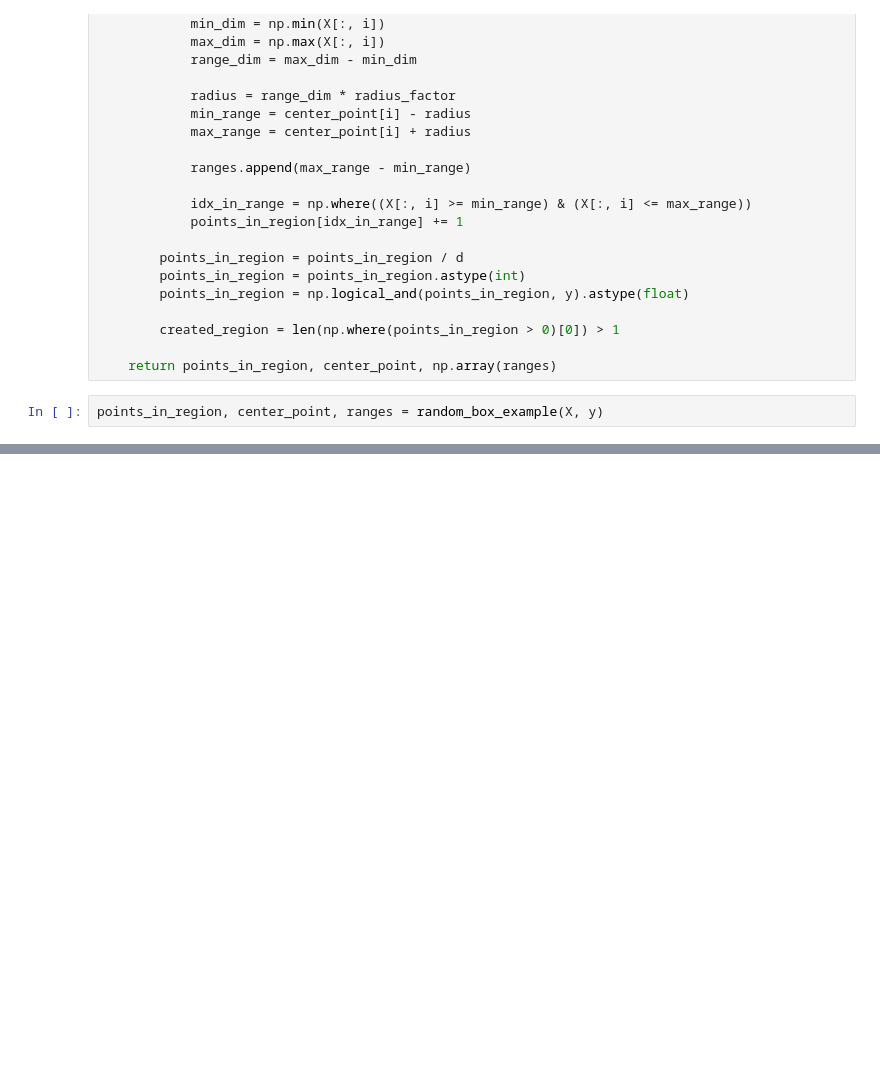
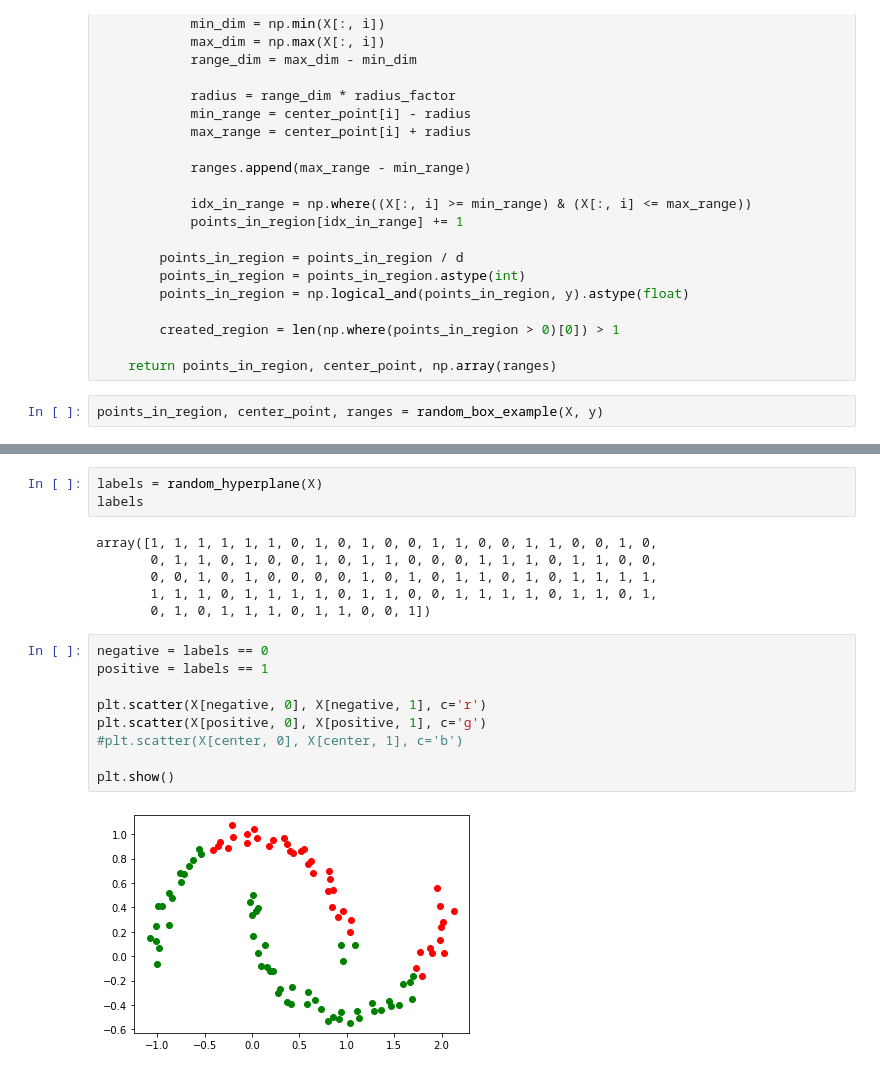
Before and after one commit to Vol0kin/LearningWithInvariants, a Jupyter notebook: Invariants_examples.ipynb, the cells around one changed output, grey strips where cells are left out. Drawn from its saved outputs; the diff is of its cells as text; blank space fills up the shorter version.

Commit message:
Improve random hyperplanes invariant

```diff
--- a/Invariants_examples.ipynb
+++ b/Invariants_examples.ipynb
@@ -69,0 +70,20 @@ plt.show()
+# %%
+labels = random_hyperplane(X)
+labels
+# %% [output]
+array([1, 1, 1, 1, 1, 1, 0, 1, 0, 1, 0, 0, 1, 1, 0, 0, 1, 1, 0, 0, 1, 0,
+       0, 1, 1, 0, 1, 0, 0, 1, 0, 1, 1, 0, 0, 0, 1, 1, 1, 0, 1, 1, 0, 0,
+       0, 0, 1, 0, 1, 0, 0, 0, 0, 1, 0, 1, 0, 1, 1, 0, 1, 0, 1, 1, 1, 1,
+       1, 1, 1, 0, 1, 1, 1, 1, 0, 1, 1, 0, 0, 1, 1, 1, 1, 0, 1, 1, 0, 1,
+       0, 1, 0, 1, 1, 1, 0, 1, 1, 0, 0, 1])
+# %%
+negative = labels == 0
+positive = labels == 1
+
+plt.scatter(X[negative, 0], X[negative, 1], c='r')
+plt.scatter(X[positive, 0], X[positive, 1], c='g')
+#plt.scatter(X[center, 0], X[center, 1], c='b')
+
+plt.show()
+# %% [output]
+[figure, added]
```
Also changed, not shown: parts of 1 cell of this notebook, 1 other file.
